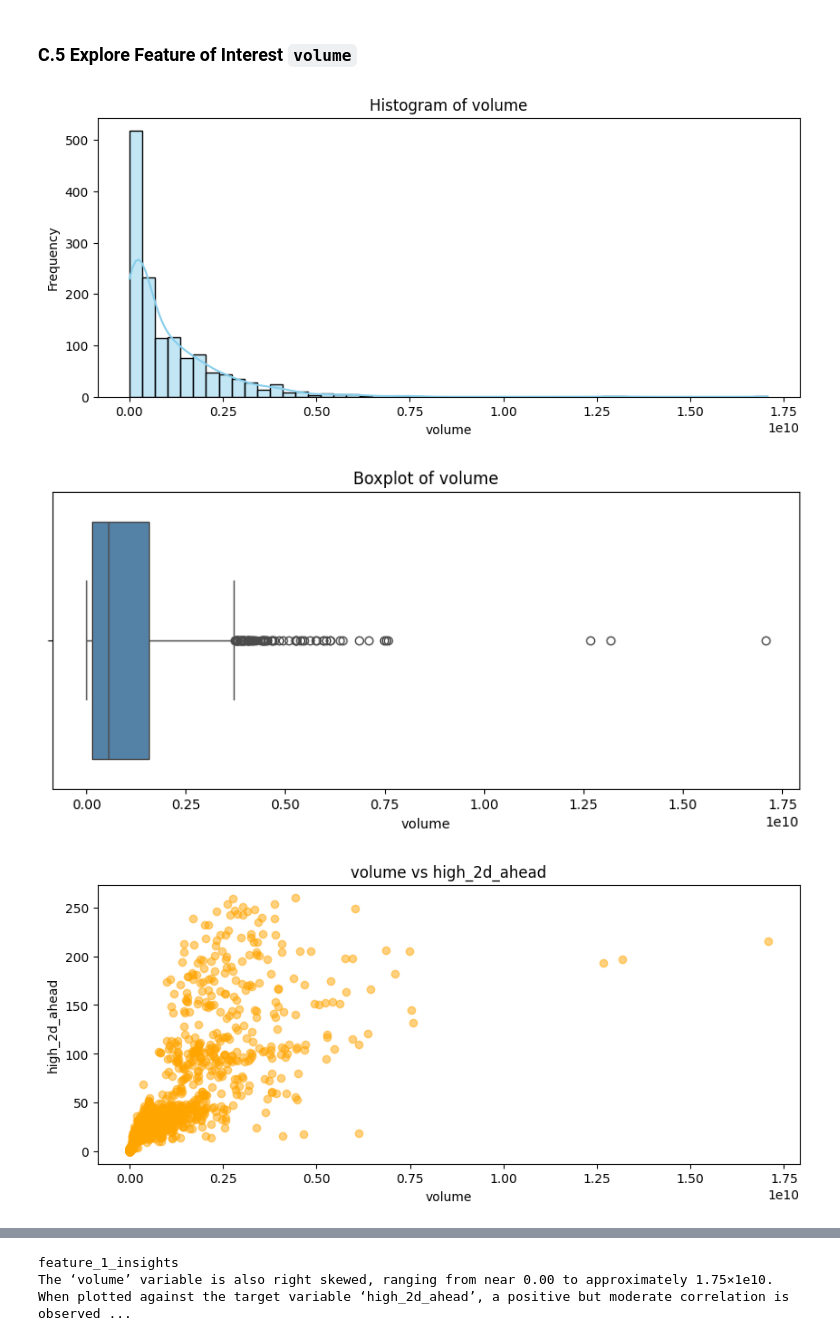
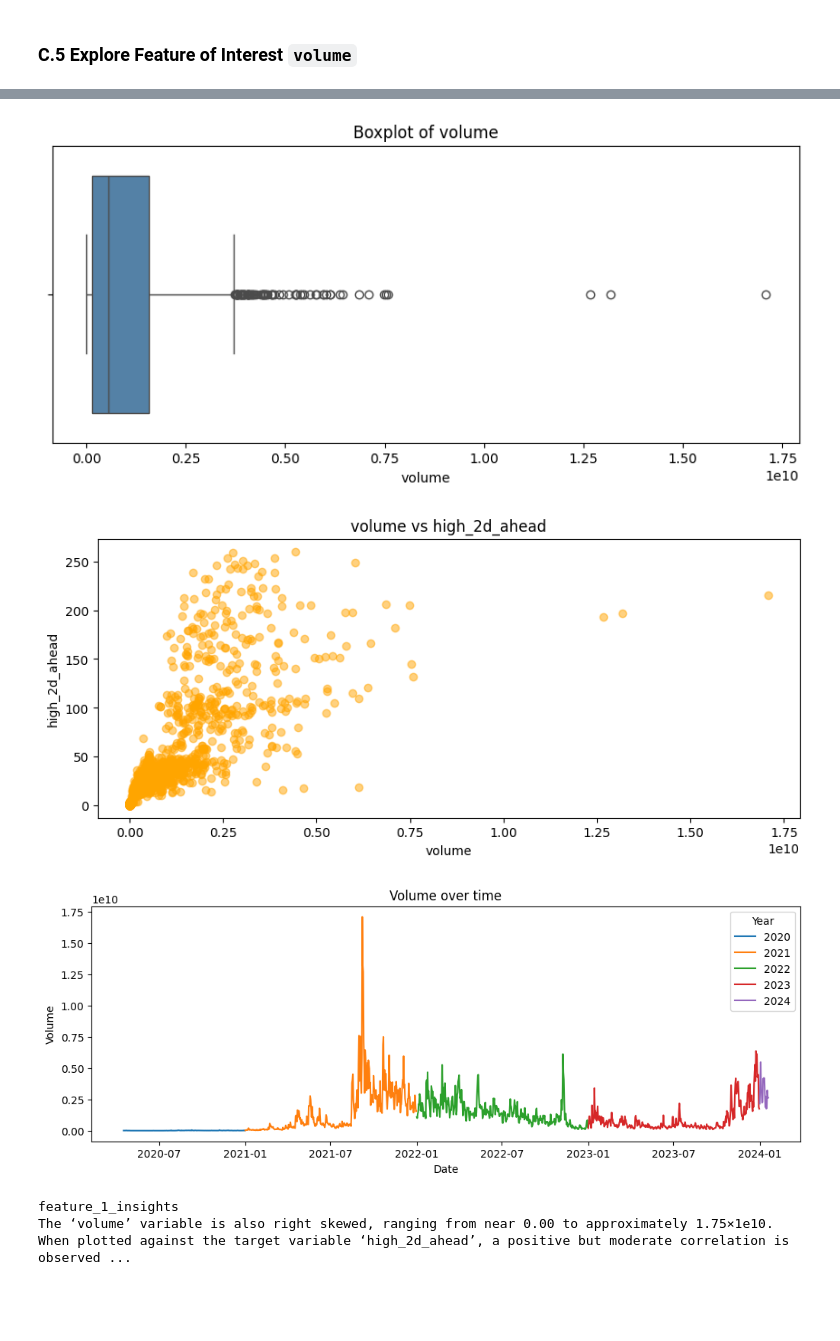
Before and after one commit to KittituchW/crypto-forecast-ml-research, a Jupyter notebook: notebooks/36120-25SP-AT3-group_13-25552249.ipynb, the cells around one changed output, grey strips where cells are left out. Cells and saved outputs as stored; diff of their text form; code cells hidden in the pictures; blank space fills up the shorter version.

```diff
--- a/notebooks/36120-25SP-AT3-group_13-25552249.ipynb
+++ b/notebooks/36120-25SP-AT3-group_13-25552249.ipynb
@@ -584,10 +584,19 @@ dtypes: datetime64[ns, UTC](5), float64(28), int32(3)
 memory usage: 370.2 KB
 # %% [markdown]
 ### C.5 Explore Feature of Interest `volume`
-# %%
-# Plot histogram, boxplot and scatter plot with target column
-numeric_feature_eda(train_df, 'volume', target_col='high_2d_ahead')
-# %% [output]
-[figure, removed]
-[figure, removed]
-[figure, removed]
+# %%
+# Plot histogram, boxplot and scatter plot with target column
+numeric_feature_eda(train_df, 'volume', target_col='high_2d_ahead')
+
+# Plot comparison price over time
+plt.figure(figsize=(12, 4))
+
+# Loop through each year and plot
+for year, group in train_df.groupby('year'):
+    plt.plot(group['timeOpen'], group['volume'], label=str(year))
+plt.title("Volume over time")
+plt.xlabel("Date")
+plt.ylabel("Volume")
+plt.legend(title="Year")
+plt.show()
+# %% [output]
@@ -594,3 +604,6 @@ numeric_feature_eda(train_df, 'volume', target_col='high_2d_ahead')
+[figure, added]
+[figure, added]
+[figure, added]
 # %%
 feature_1_insights = """
 The ‘volume’ variable is also right skewed, ranging from near 0.00 to approximately 1.75×1e10. When plotted against the target variable ‘high_2d_ahead’,
```
Also changed, not shown: parts of 5 cells of this notebook.
